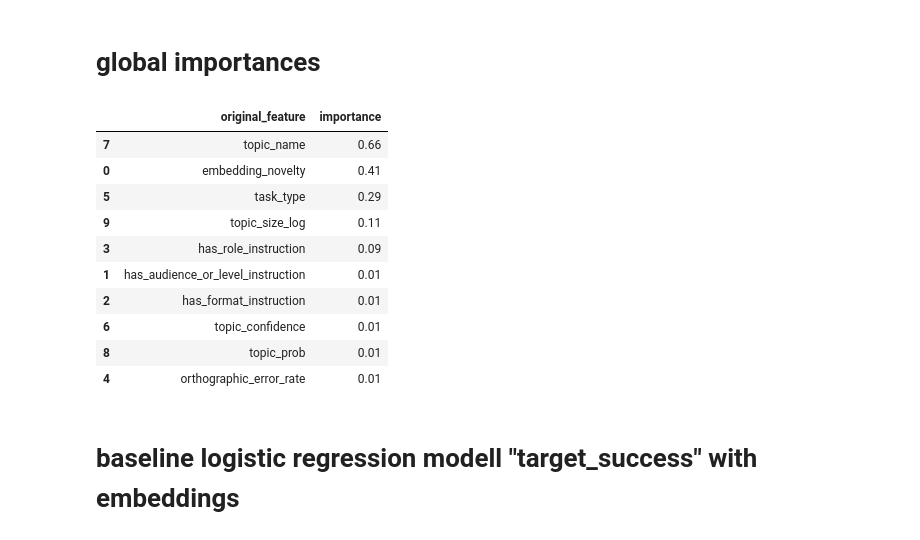
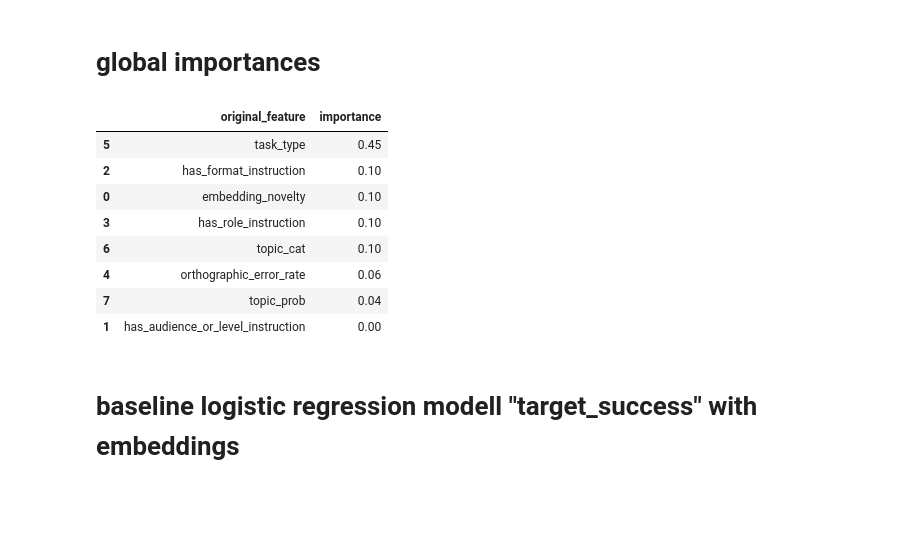
Before and after one commit to Thoericht/llm-sustainability-analysis, a Jupyter notebook: 02_notebooks/04_efficiency_modelling.ipynb, the cells around one changed output. Cells and saved outputs as stored; diff of their text form; code cells hidden in the pictures; blank space fills up the shorter version.

```diff
--- a/02_notebooks/04_efficiency_modelling.ipynb
+++ b/02_notebooks/04_efficiency_modelling.ipynb
@@ -299,7 +299,9 @@ plt.show()
 # %% [markdown]
 # train test split
 # %%
-df_train, df_test = train_test_split(df, test_size=0.2, random_state=42)
-
-features_train_emb = embeddings[df_train.index]
-features_test_emb  = embeddings[df_test.index]
+x_train_df, x_test_df, x_train_emb, x_test_emb = train_test_split(
+    df,
+    embeddings,
+    test_size=0.2,
+    random_state=42,
+)
@@ -326,14 +313,12 @@ Index(['conversation_id', 'first_prompt', 'first_response',
 FEATURES_SELECTED_v01 = {
     'cat': [
         "task_type",
-        "topic_name",
+        "topic_cat"
         ],
     'num': [
         "embedding_novelty",
         "topic_prob",
         "orthographic_error_rate",
-        "topic_confidence",
-        "topic_size_log"
         ],
     'bin': [
         "has_role_instruction",
@@ -364,7 +349,7 @@ preprocess = ColumnTransformer(
 )
 
 # model
-model_reg_01 = LogisticRegression(random_state=42, max_iter=2000, class_weight="balanced")
+model_reg_01 = LogisticRegression(max_iter=2000, class_weight="balanced")
 
 # pipeline
 pipeline = Pipeline([
@@ -373,14 +358,14 @@ pipeline = Pipeline([
 ])
 
 # fit model
-pipeline.fit(df_train[features_cols], df_train["target_success"])
+pipeline.fit(x_train_df[features_cols], x_train_df["target_success_refusal"])
 
 # predict test
-target_test_success_pred = pipeline.predict(df_test[features_cols])
-target_test_success_proba = pipeline.predict_proba(df_test[features_cols])[:, 1]
+target_success_refusal_test_pred = pipeline.predict(x_test_df[features_cols])
+target_success_refusal_test_proba = pipeline.predict_proba(x_test_df[features_cols])[:, 1]
 
 # metrics
-print("Accuracy:", accuracy_score(df_test["target_success"], target_test_success_pred))
-print("f1_score:", f1_score(df_test["target_success"], target_test_success_pred))
-print("ROC AUC:", roc_auc_score(df_test["target_success"], target_test_success_proba))
+print("Accuracy:", accuracy_score(x_test_df["target_success_refusal"], target_success_refusal_test_pred))
+print("f1_score:", f1_score(x_test_df["target_success_refusal"], target_success_refusal_test_pred))
+print("ROC AUC:", roc_auc_score(x_test_df["target_success_refusal"], target_success_refusal_test_proba))
 # %% [output]
@@ -430,8 +418,8 @@ print(coef_df.head(40))
 preprocess = pipeline.named_steps["preprocess"]
 model = pipeline.named_steps["model"]
 
-features_train_transformed = preprocess.transform(df_train[features_cols])
-features_test_transformed = preprocess.transform(df_test[features_cols])
+features_train_transformed = preprocess.transform(x_train_df[features_cols])
+features_test_transformed = preprocess.transform(x_test_df[features_cols])
 
 feature_names = preprocess.get_feature_names_out()
 
@@ -457,43 +445,41 @@ def original_feature_name(feature):
         if feature == f"num__{col}":
             return col
 
     # binäre Features
     for col in FEATURES_SELECTED_v01["bin"]:
         if feature == f"bin__{col}":
             return col
 
     # kategorische Features (OHE)
     for col in FEATURES_SELECTED_v01["cat"]:
         if feature.startswith(f"cat__{col}_"):
             return col
 
     return feature
 
 
 fi_shap["original_feature"] = (
     fi_shap["feature"]
     .apply(original_feature_name)
 )
 
 grouped_importance = (
     fi_shap.groupby("original_feature", as_index=False)["importance"]
            .sum()
            .sort_values("importance", ascending=False)
 )
 
 grouped_importance
 # %% [output]
 |  | original_feature | importance |
-| 7 | topic_name | 0.66 |
-| 0 | embedding_novelty | 0.41 |
-| 5 | task_type | 0.29 |
-| 9 | topic_size_log | 0.11 |
-| 3 | has_role_instruction | 0.09 |
-| 1 | has_audience_or_level_instruction | 0.01 |
-| 2 | has_format_instruction | 0.01 |
-| 6 | topic_confidence | 0.01 |
-| 8 | topic_prob | 0.01 |
-| 4 | orthographic_error_rate | 0.01 |
+| 5 | task_type | 0.45 |
+| 2 | has_format_instruction | 0.10 |
+| 0 | embedding_novelty | 0.10 |
+| 3 | has_role_instruction | 0.10 |
+| 6 | topic_cat | 0.10 |
+| 4 | orthographic_error_rate | 0.06 |
+| 7 | topic_prob | 0.04 |
+| 1 | has_audience_or_level_instruction | 0.00 |
 # %% [markdown]
 # baseline logistic regression modell "target_success" with embeddings
 # %%
```
Also changed, not shown: parts of 4 cells of this notebook.
